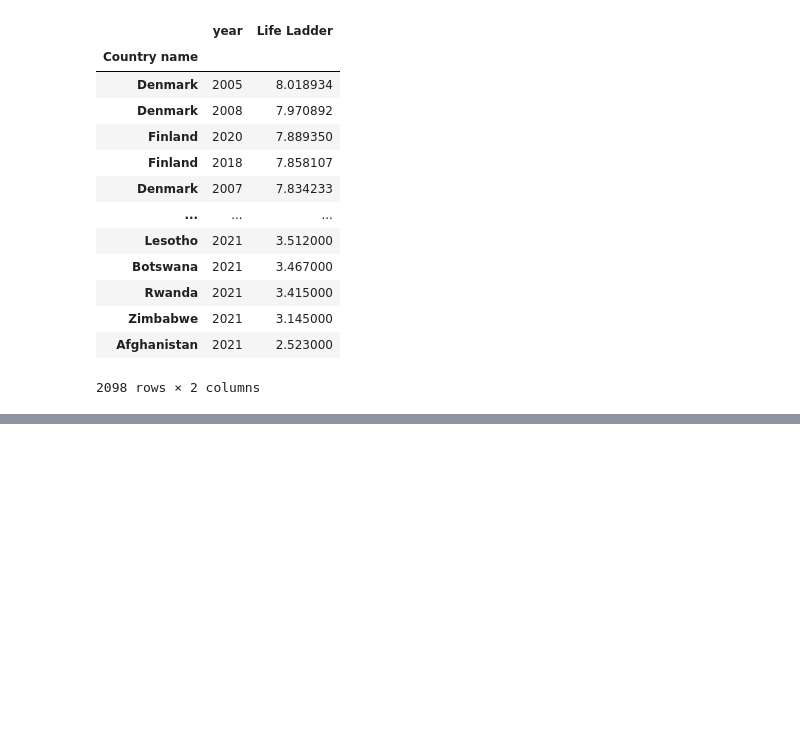
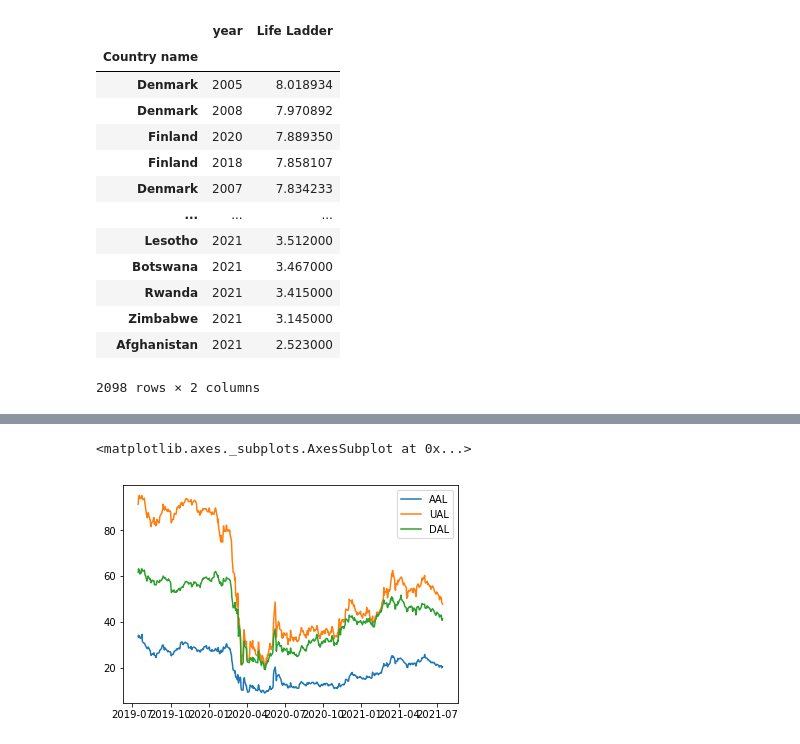
Before and after one commit to LaurenBrad/Project_1, a Jupyter notebook: data_cleansing_updated.ipynb, the cells around one changed output, grey strips where cells are left out. Saved outputs shown, nothing was run; the diff lists cells and outputs as text; code cells hidden in the pictures; blank space fills up the shorter version.

```diff
--- a/data_cleansing_updated.ipynb
+++ b/data_cleansing_updated.ipynb
@@ -213,0 +269,12 @@ combined_df.head()
+# %%
+# Get current closing prices for FB and TWTR
+df_portfolio = alpaca.get_barset(
+    tickers,
+    timeframe,
+    start = start,
+    end = end,
+    limit = 1000
+).df
+
+# Display sample data
+df_portfolio
@@ -213,0 +332,30 @@ combined_df.head()
+# %%
+#creating data frame for subsector airlines
+df_airlines = pd.DataFrame()
+df_airlines["AAL"] = df_closing_prices["AAL"]
+df_airlines["UAL"] = df_closing_prices["UAL"]
+df_airlines["DAL"] = df_closing_prices["DAL"]
+
+#creating data frame for subsector cruiselines
+df_cruiselines = pd.DataFrame()
+df_cruiselines["RCL"] = df_closing_prices["RCL"]
+df_cruiselines["CCL"] = df_closing_prices["CCL"]
+
+#creating data frame for subsector hotels
+df_hotels = pd.DataFrame()
+df_hotels["IHG"] = df_closing_prices["IHG"]
+df_hotels["MAR"] = df_closing_prices["MAR"]
+df_hotels["WH"] = df_closing_prices["WH"]
+df_hotels["WYNN"] = df_closing_prices["WYNN"]
+
+#creating data frame for subsector restaurants
+df_restaurants = pd.DataFrame()
+df_restaurants["YUM"] = df_closing_prices["YUM"]
+df_restaurants["MCD"] = df_closing_prices["MCD"]
+df_restaurants["DRI"] = df_closing_prices["DRI"]
+
+
+#creating data frame for subsector online travel services
+df_online_travel_services = pd.DataFrame()
+df_online_travel_services["BKNG"] = df_closing_prices["BKNG"]
+df_online_travel_services["EXPE"] = df_closing_prices["EXPE"]
@@ -213,0 +371,5 @@ combined_df.head()
+# %%
+df_airlines.plot()
+# %% [output]
+<matplotlib.axes._subplots.AxesSubplot at 0x...>
+[figure, added]
```
Also changed, not shown: parts of 18 cells of this notebook.
